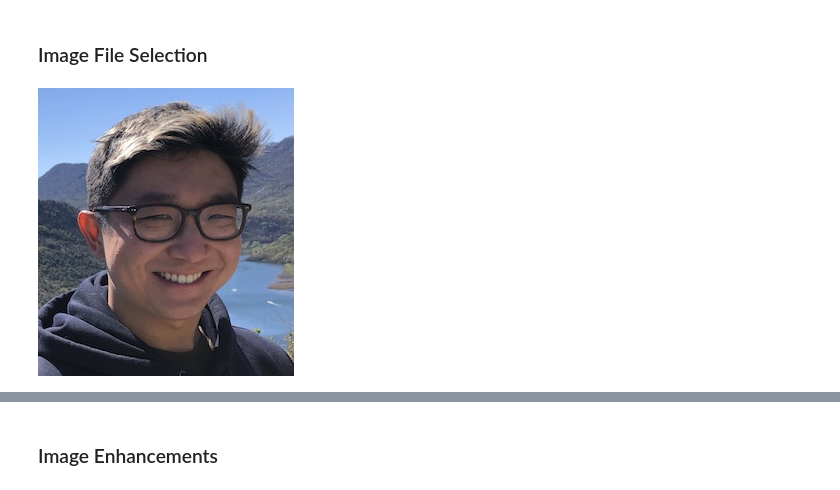
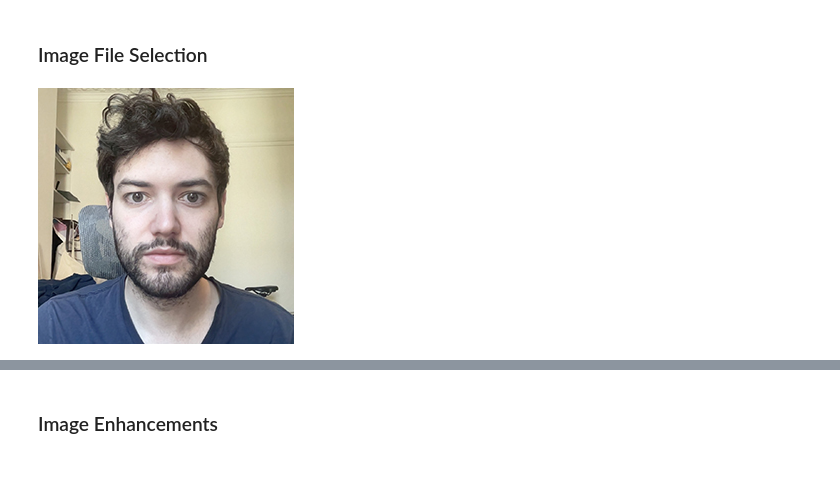
Before and after one commit to adamdavidcole/stylegan3-fun-blend, a Jupyter notebook: blend.ipynb, the cells around one changed output, grey strips where cells are left out. Drawn from its saved outputs; the diff is of its cells as text; code cells hidden in the pictures.

```diff
--- a/blend.ipynb
+++ b/blend.ipynb
@@ -448,37 +495,38 @@ def upload_files():
   from google.colab import files
   uploaded = files.upload()
   for k, v in uploaded.items():
+    k = k.replace(" ", "_")
     filepath = f"{projection_source_images_outdir}/{k}"
     open(filepath, 'wb').write(v)
     filepaths.append(filepath)
   return list(filepaths)[0]
 
 
 button = widgets.Button(description="Upload New File")
 output = widgets.Output()
 
-img_file_path = "projection_source_images/alan.jpg" #@param {type: "string"}
+img_file_path = "projection_source_images/Photo_on_6-14-22_at_2.42_PM.jpg" #@param {type: "string"}
 
 def on_button_clicked(b):
   global img_file_path
   # Display the message within the output widget.
   # with output:
   img_file_path = upload_files();
   clear_output(wait=True)
   display(DisplayImage(img_file_path))
 
   print(color.BOLD + color.YELLOW + "NOTE: " + color.END + color.END +  "to save this upload for future runs, copy the line below into img_file_path param in the form");
   print("\t" + img_file_path)
 
   print("");
   display(button, output)
 
 display(DisplayImage(img_file_path))
 
 button.on_click(on_button_clicked)
 display(button, output)
 # %% [output]
-[figure, old version]
+[figure, new version]
 [interactive output not drawn]
 [interactive output not drawn]
 # %% [markdown]
```
Also changed, not shown: parts of 11 cells of this notebook.
